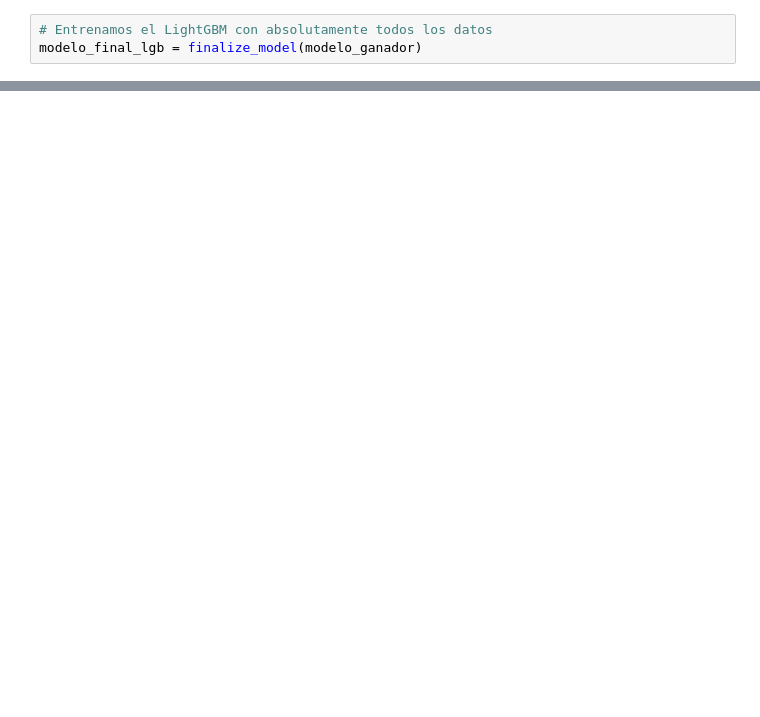
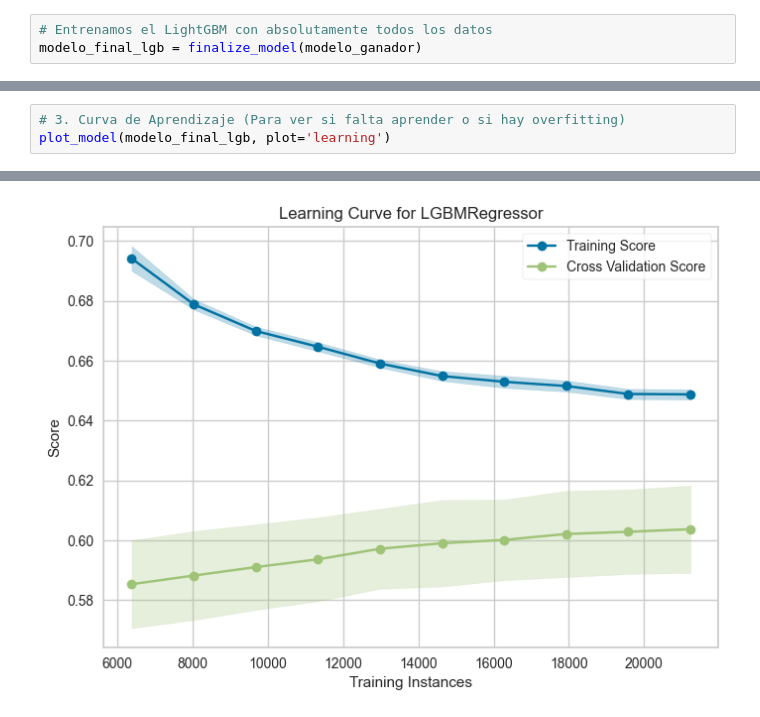
Before and after one commit to aemedina24/airbnb-price-predictor-api, a Jupyter notebook: notebooks/02_implentacion_pycaret.ipynb, the cells around one changed output, grey strips where cells are left out. Drawn from its saved outputs; the diff is of its cells as text; blank space fills up the shorter version.

```diff
--- a/notebooks/02_implentacion_pycaret.ipynb
+++ b/notebooks/02_implentacion_pycaret.ipynb
@@ -250,0 +315,4 @@ modelo_final_lgb = finalize_model(modelo_ganador)
+# %%
+# 3. Curva de Aprendizaje (Para ver si falta aprender o si hay overfitting)
+plot_model(modelo_final_lgb, plot='learning')
+# %% [output]
@@ -250,0 +320 @@ modelo_final_lgb = finalize_model(modelo_ganador)
+[figure, added]
```
Also changed, not shown: parts of 20 cells of this notebook, 2 other files.
